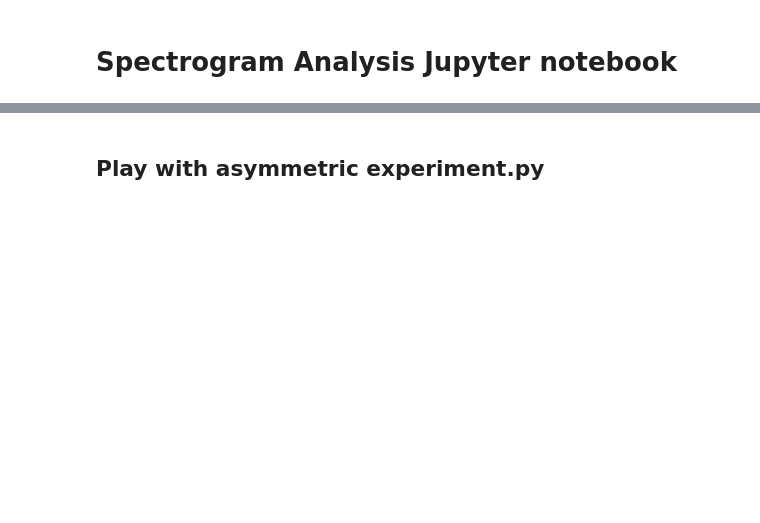
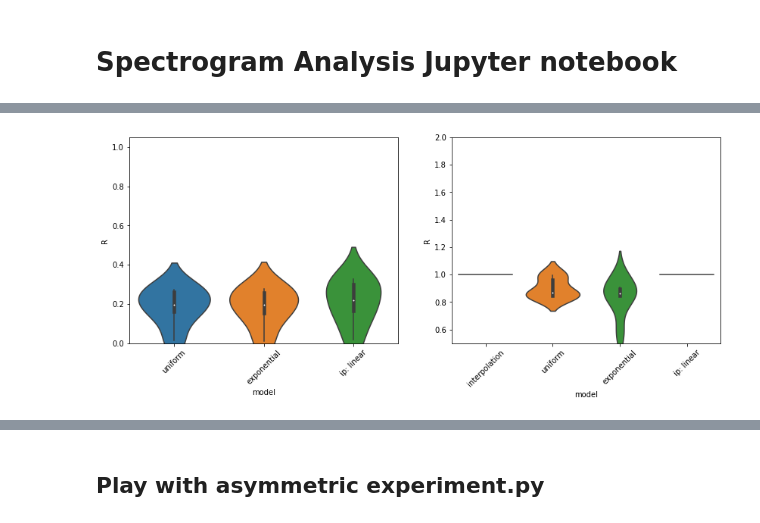
Before and after one commit to blindedjoy/Reservoir, a Jupyter notebook: MARIOS/Analysis.ipynb, the cells around one changed output, grey strips where cells are left out. Cells and saved outputs as stored; diff of their text form; code cells hidden in the pictures; blank space fills up the shorter version.

```diff
--- a/MARIOS/Analysis.ipynb
+++ b/MARIOS/Analysis.ipynb
@@ -2,0 +10,4 @@
+# %%
+pickle_list = glob.glob('experiment_results/publish/*/*.pickle')
+pickle_list = pickle_list[1:]
+print(pickle_list)
@@ -2,0 +16,3 @@
+# %%
+
+pickle_A = EchoStateAnalysis(pickle_list, model = "uniform", ip_use_observers = True, ip_method = "linear")
@@ -2,0 +37,4 @@
+# %%
+pickle_A.make_R_barplots()
+# %% [output]
+[figure, added]
```
Also changed, not shown: parts of 27 cells of this notebook, 6 other files.
